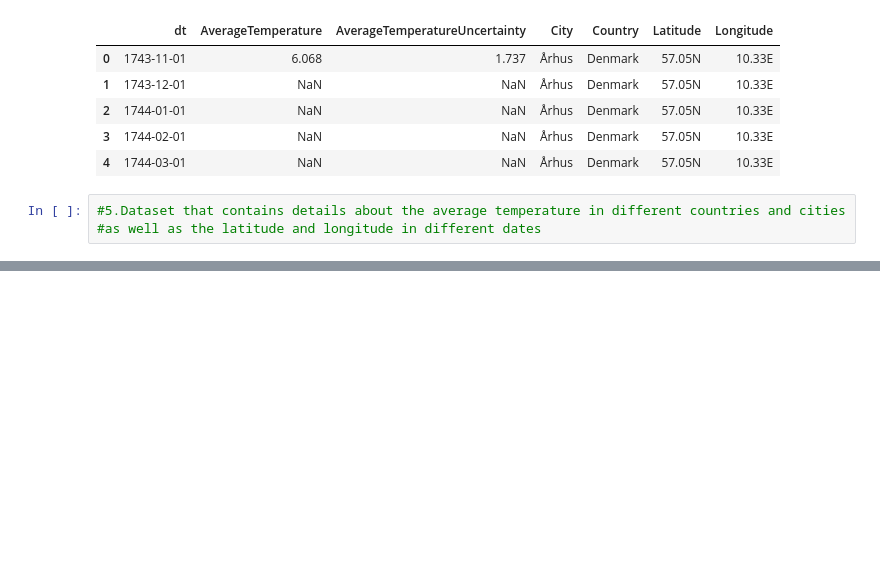
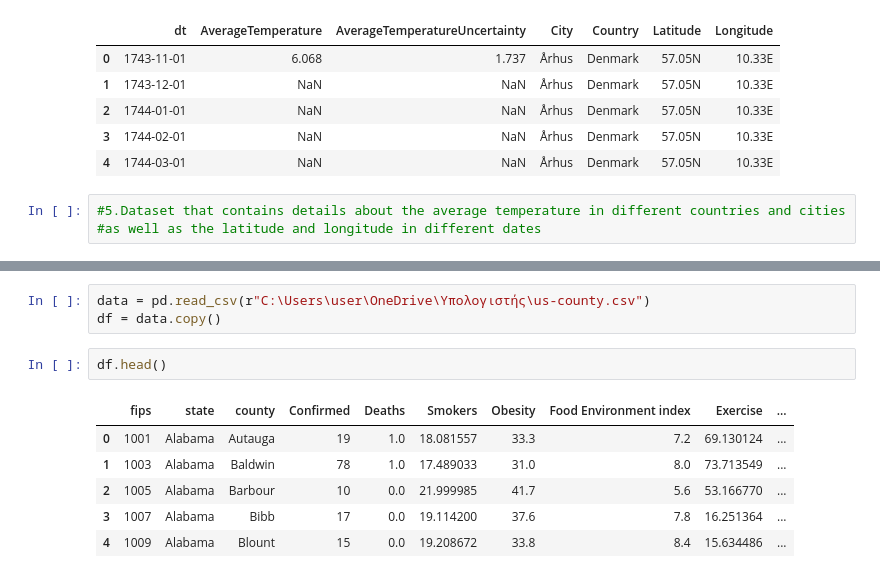
Before and after one commit to PanagiotaAlex/Covid-19-project, a Jupyter notebook: Dataset representation no3.ipynb, the cells around one changed output, grey strips where cells are left out. Drawn from its saved outputs; the diff is of its cells as text; blank space fills up the shorter version.

```diff
--- a/Dataset representation no3.ipynb
+++ b/Dataset representation no3.ipynb
@@ -76,0 +148,12 @@ df.head()
+# %%
+data = pd.read_csv(r"C:\Users\user\OneDrive\Υπολογιστής\us-county.csv")
+df = data.copy()
+# %%
+df.head()
+# %% [output]
+|  | fips | state | county | Confirmed | Deaths | Smokers | Obesity | Food Environment index | Exercise | ... |
+| 0 | 1001 | Alabama | Autauga | 19 | 1.0 | 18.081557 | 33.3 | 7.2 | 69.130124 | ... |
+| 1 | 1003 | Alabama | Baldwin | 78 | 1.0 | 17.489033 | 31.0 | 8.0 | 73.713549 | ... |
+| 2 | 1005 | Alabama | Barbour | 10 | 0.0 | 21.999985 | 41.7 | 5.6 | 53.166770 | ... |
+| 3 | 1007 | Alabama | Bibb | 17 | 0.0 | 19.114200 | 37.6 | 7.8 | 16.251364 | ... |
+| 4 | 1009 | Alabama | Blount | 15 | 0.0 | 19.208672 | 33.8 | 8.4 | 15.634486 | ... |
```
Also changed, not shown: parts of 10 cells of this notebook, 5 other files.
